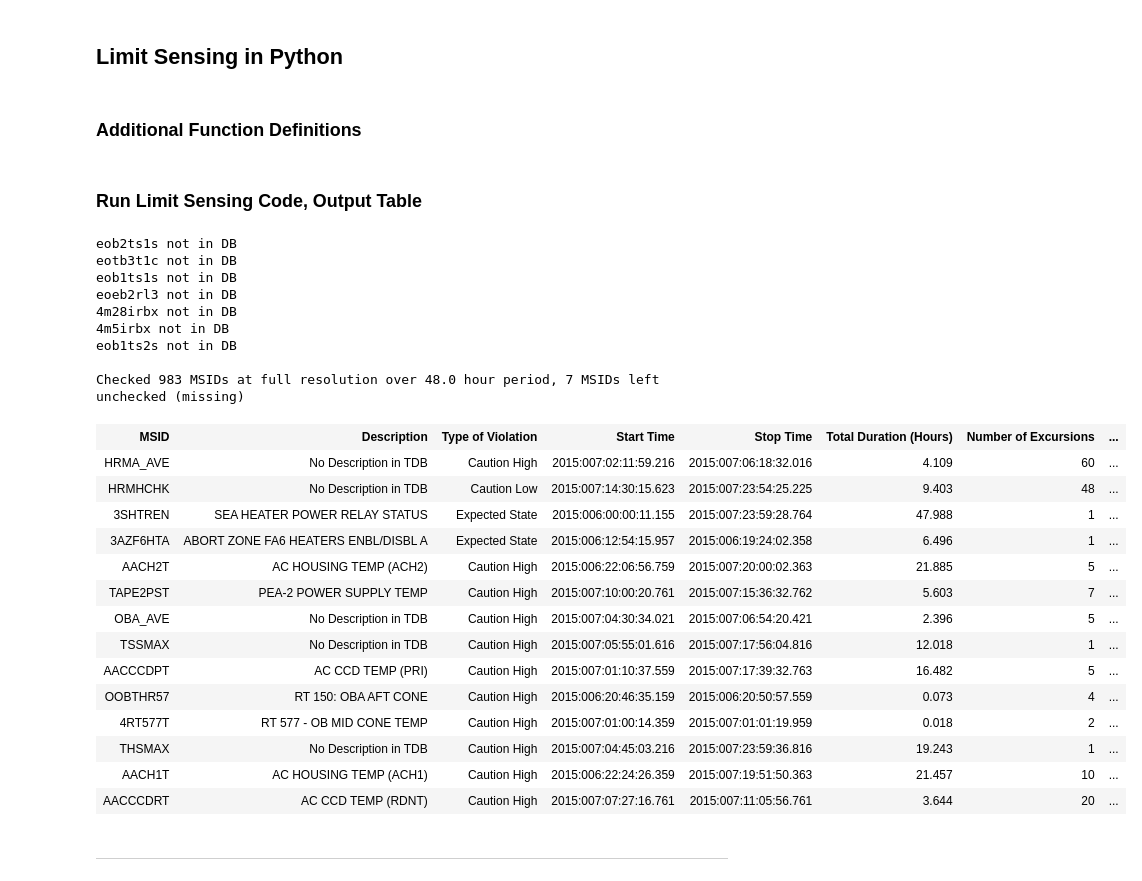
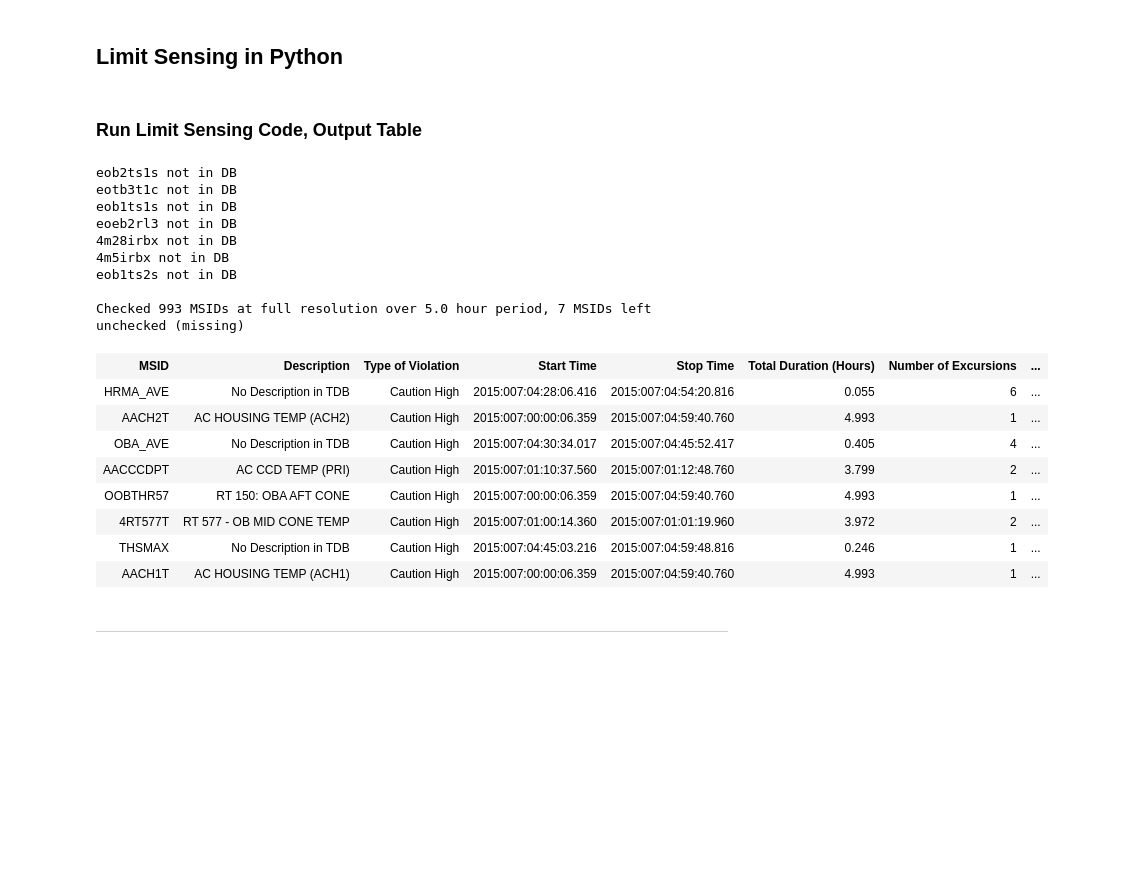
Before and after one commit to fot/demos, a Jupyter notebook: thermal/thermal_demo.ipynb, the cells around one changed output. Saved outputs shown, nothing was run; the diff lists cells and outputs as text; code cells hidden in the pictures; blank space fills up the shorter version.

Commit message:
Update thermal demo for new pylimmon code, add comments to MAUDE demo.

```diff
--- a/thermal/thermal_demo.ipynb
+++ b/thermal/thermal_demo.ipynb
@@ -92,5 +104,3 @@ import pylimmon
 ----------------
 # %% [markdown]
 ## Limit Sensing in Python
-# %% [markdown]
-### Additional Function Definitions
@@ -217,47 +107,49 @@ def process_violations(msid, violations):
 # %% [markdown]
 ### Run Limit Sensing Code, Output Table
 # %%
-thermdict, missing, notinarchive = pickle.load(open(home + '/AXAFDATA/weekly_report_data/thermalmsiddata.pkl','r'))
-
-t1 = DateTime('2015:006:00:00:00.000').date
-t2 = DateTime('2015:008:00:00:00.000').date
-dayrange = (t1[:9] + '-' + t2[:9]).replace(':', '')
+thermdict, missing, notinarchive = pickle.load(open(home +
+    '/AXAFDATA/weekly_report_data/thermalmsiddata.pkl','r'))
+t1 = DateTime('2015:007:00:00:00.000').date
+t2 = DateTime('2015:007:05:00:00.000').date
 
 allviolations, missingmsids, checkedmsids = check_violations(thermdict, t1, t2)
 
+# 3shtren and 4csdhav are not decommed correctly in the CXC archive
+if '3shtren' in allviolations.keys():
+    _ = allviolations.pop('3shtren')
+
+if '4csdhav' in allviolations.keys():
+    _ = allviolations.pop('4csdhav')
+
 hours = (DateTime(t2).secs - DateTime(t1).secs)/3600.
-print('\nChecked {} MSIDs at full resolution over {} hour period, {} MSIDs left unchecked (missing)\n'.format(
-        len(checkedmsids), hours, len(missingmsids)) )
+print('\nChecked {} MSIDs at full resolution over {} hour period, '.format(
+        len(checkedmsids), hours) + '{} MSIDs left unchecked (missing)\n'.format(
+        len(missingmsids)) )
+
 
 env = ja.Environment(loader=ja.FileSystemLoader('./templates'))
 template = env.get_template('index.htm')
-webpage = template.render(dayrange=dayrange, violations=allviolations)
+webpage = template.render(violations=allviolations)
 HTML(webpage)
 # %% [output]
 eob2ts1s not in DB
 eotb3t1c not in DB
 eob1ts1s not in DB
 eoeb2rl3 not in DB
 4m28irbx not in DB
 4m5irbx not in DB
 eob1ts2s not in DB
 
-Checked 983 MSIDs at full resolution over 48.0 hour period, 7 MSIDs left unchecked (missing)
+Checked 993 MSIDs at full resolution over 5.0 hour period, 7 MSIDs left unchecked (missing)
 | MSID | Description | Type of Violation | Start Time | Stop Time | Total Duration (Hours) | Number of Excursions | ... |
-| HRMA_AVE | No Description in TDB | Caution High | 2015:007:02:11:59.216 | 2015:007:06:18:32.016 | 4.109 | 60 | ... |
-| HRMHCHK | No Description in TDB | Caution Low | 2015:007:14:30:15.623 | 2015:007:23:54:25.225 | 9.403 | 48 | ... |
-| 3SHTREN | SEA HEATER POWER RELAY STATUS | Expected State | 2015:006:00:00:11.155 | 2015:007:23:59:28.764 | 47.988 | 1 | ... |
-| 3AZF6HTA | ABORT ZONE FA6 HEATERS ENBL/DISBL A | Expected State | 2015:006:12:54:15.957 | 2015:006:19:24:02.358 | 6.496 | 1 | ... |
-| AACH2T | AC HOUSING TEMP (ACH2) | Caution High | 2015:006:22:06:56.759 | 2015:007:20:00:02.363 | 21.885 | 5 | ... |
-| TAPE2PST | PEA-2 POWER SUPPLY TEMP | Caution High | 2015:007:10:00:20.761 | 2015:007:15:36:32.762 | 5.603 | 7 | ... |
-| OBA_AVE | No Description in TDB | Caution High | 2015:007:04:30:34.021 | 2015:007:06:54:20.421 | 2.396 | 5 | ... |
-| TSSMAX | No Description in TDB | Caution High | 2015:007:05:55:01.616 | 2015:007:17:56:04.816 | 12.018 | 1 | ... |
-| AACCCDPT | AC CCD TEMP (PRI) | Caution High | 2015:007:01:10:37.559 | 2015:007:17:39:32.763 | 16.482 | 5 | ... |
-| OOBTHR57 | RT 150: OBA AFT CONE | Caution High | 2015:006:20:46:35.159 | 2015:006:20:50:57.559 | 0.073 | 4 | ... |
-| 4RT577T | RT 577 - OB MID CONE TEMP | Caution High | 2015:007:01:00:14.359 | 2015:007:01:01:19.959 | 0.018 | 2 | ... |
-| THSMAX | No Description in TDB | Caution High | 2015:007:04:45:03.216 | 2015:007:23:59:36.816 | 19.243 | 1 | ... |
-| AACH1T | AC HOUSING TEMP (ACH1) | Caution High | 2015:006:22:24:26.359 | 2015:007:19:51:50.363 | 21.457 | 10 | ... |
-| AACCCDRT | AC CCD TEMP (RDNT) | Caution High | 2015:007:07:27:16.761 | 2015:007:11:05:56.761 | 3.644 | 20 | ... |
+| HRMA_AVE | No Description in TDB | Caution High | 2015:007:04:28:06.416 | 2015:007:04:54:20.816 | 0.055 | 6 | ... |
+| AACH2T | AC HOUSING TEMP (ACH2) | Caution High | 2015:007:00:00:06.359 | 2015:007:04:59:40.760 | 4.993 | 1 | ... |
+| OBA_AVE | No Description in TDB | Caution High | 2015:007:04:30:34.017 | 2015:007:04:45:52.417 | 0.405 | 4 | ... |
+| AACCCDPT | AC CCD TEMP (PRI) | Caution High | 2015:007:01:10:37.560 | 2015:007:01:12:48.760 | 3.799 | 2 | ... |
+| OOBTHR57 | RT 150: OBA AFT CONE | Caution High | 2015:007:00:00:06.359 | 2015:007:04:59:40.760 | 4.993 | 1 | ... |
+| 4RT577T | RT 577 - OB MID CONE TEMP | Caution High | 2015:007:01:00:14.360 | 2015:007:01:01:19.960 | 3.972 | 2 | ... |
+| THSMAX | No Description in TDB | Caution High | 2015:007:04:45:03.216 | 2015:007:04:59:48.816 | 0.246 | 1 | ... |
+| AACH1T | AC HOUSING TEMP (ACH1) | Caution High | 2015:007:00:00:06.359 | 2015:007:04:59:40.760 | 4.993 | 1 | ... |
 # %% [markdown]
 ------
 # %% [markdown]
```
Also changed, not shown: parts of 6 cells of this notebook, 2 other files.
